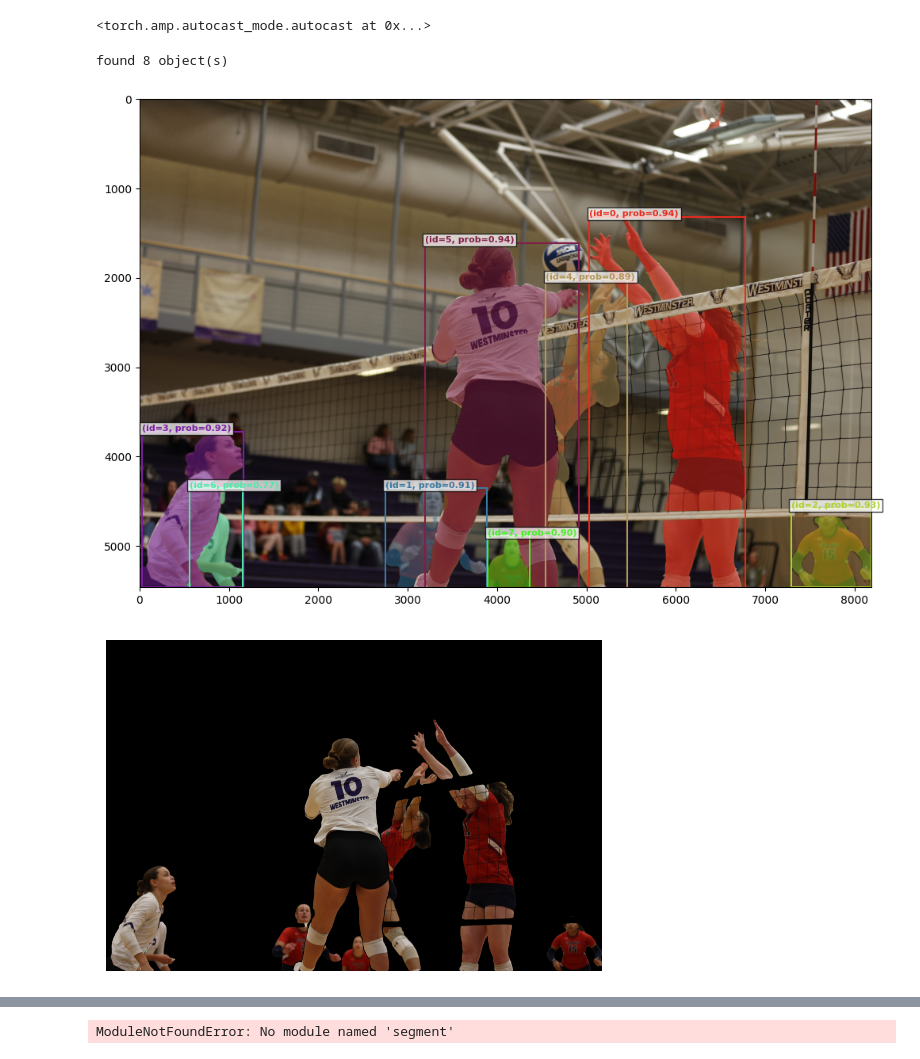
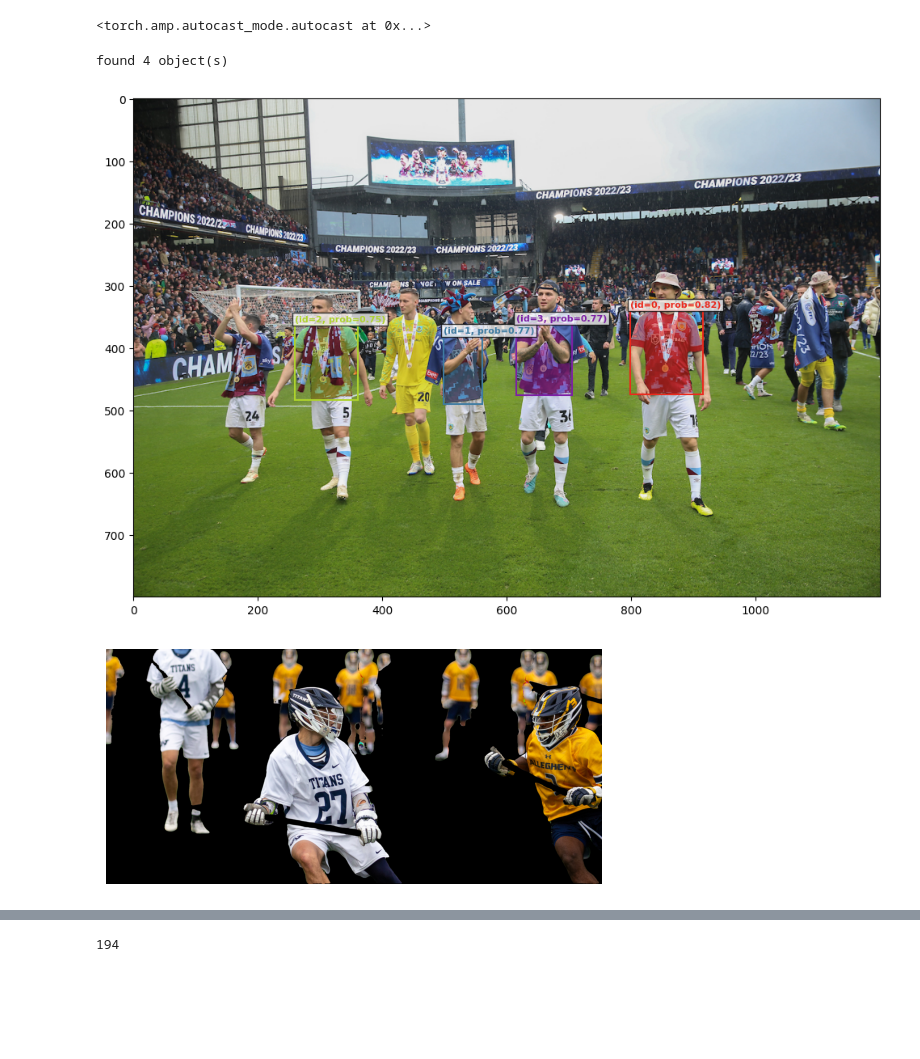
Before and after one commit to cwilks2121/Jersey_Detection, a Jupyter notebook: image_segmentation/Sam3ImageSegmentation.ipynb, the cells around one changed output, grey strips where cells are left out. Cells and saved outputs as stored; diff of their text form; code cells hidden in the pictures; blank space fills up the shorter version.

Commit message:
ImageSegmentation with Background Removal Code

```diff
--- a/image_segmentation/Sam3ImageSegmentation.ipynb
+++ b/image_segmentation/Sam3ImageSegmentation.ipynb
@@ -81,38 +88,35 @@ os.chdir("/content/drive/MyDrive/Jersey_Detection/image_segmentation/sam3/sam3")
 bpe_path = f"assets/bpe_simple_vocab_16e6.txt.gz"
 model = build_sam3_image_model(bpe_path=bpe_path)
 # %%
-image_path = f"/content/drive/MyDrive/Jersey_Detection/images/1L5A7414-10-15.jpg"
+image_path = f"/content/drive/MyDrive/Group Project/Trying Gemini 2.5 Flash/updated jersey numbers colors/maroon_B63W9232-24-5-36-18-19.jpg"
 image = Image.open(image_path)
 width, height = image.size
-processor = Sam3Processor(model, confidence_threshold=0.5)
+processor = Sam3Processor(model, confidence_threshold=0.7)
 inference_state = processor.set_image(image)
 # %%
 processor.reset_all_prompts(inference_state)
-inference_state = processor.set_text_prompt(state=inference_state, prompt="Athletes")
-
+inference_state = processor.set_text_prompt(state=inference_state, prompt="Jersey Numbers of Athletes with Maroon Jersey Tops")
 img0 = Image.open(image_path)
 plot_results(img0, inference_state)
 # %% [output]
-found 8 object(s)
+found 4 object(s)
-[figure, old version]
+[figure, new version]
 # %%
 import matplotlib.pyplot as plt
 from google.colab import files
 masks, boxes, scores = inference_state["masks"], inference_state["boxes"], inference_state["scores"]
 image_array = np.array(img0)
 full_mask = np.zeros((image_array.shape[0], image_array.shape[1], image_array.shape[2]))
 for mask in masks:
   bool_mask = mask.cpu().numpy().astype(np.uint8)
   mask_squeeze = np.squeeze(bool_mask, axis = 0)
   temp_mask = np.zeros((image_array.shape[0], image_array.shape[1], image_array.shape[2]))
   for i in range(3):
     temp_mask[:,:, i] = mask_squeeze
   full_mask += (image_array * temp_mask)
 result_img = Image.fromarray(full_mask.astype(np.uint8))
 plt.imshow(result_img)
 plt.axis('off')
 plt.show()
-result_img.save("test_img.jpg")
-files.download("test_img.jpg")
 # %% [output]
-[figure, old version]
+[figure, new version]
@@ -122,7 +124,10 @@ files.download("test_img.jpg")
 import segment
 import importlib
 from pathlib import Path
-image_folder = Path("/content/drive/MyDrive/Group Project/Trying Gemini 2.5 Flash/jersey numbers")
+import gc
+#image_folder = Path("/content/drive/MyDrive/Group Project/Trying Gemini 2.5 Flash/jersey numbers")
+image_folder = Path("/content/drive/MyDrive/Group Project/Trying Gemini 2.5 Flash/updated jersey numbers colors")
 image_files = [str(f) for f in image_folder.iterdir() if f.is_file()]
+processor = Sam3Processor(model, confidence_threshold=0.7)
 # %% [output]
-ModuleNotFoundError: No module named 'segment'
+194
```
Also changed, not shown: parts of 9 cells of this notebook.
